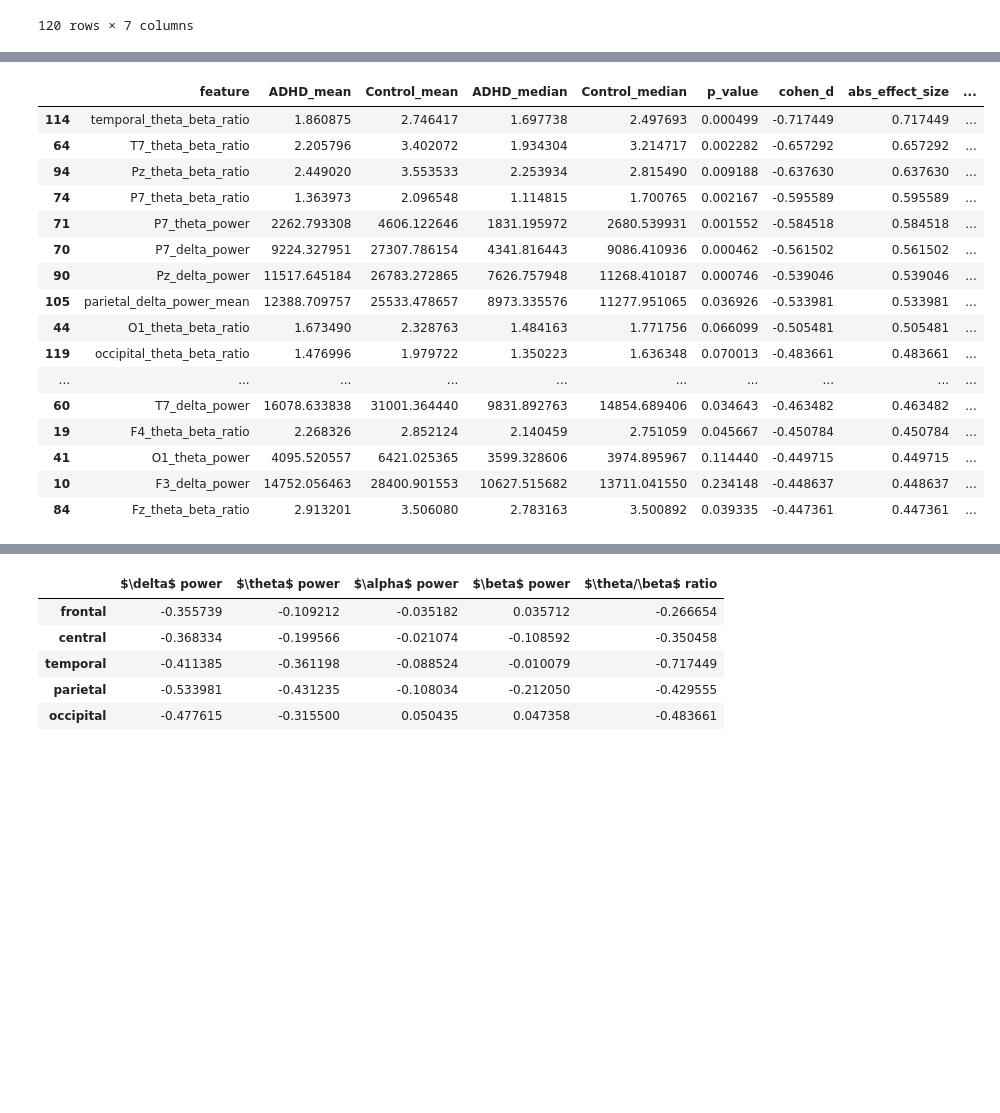
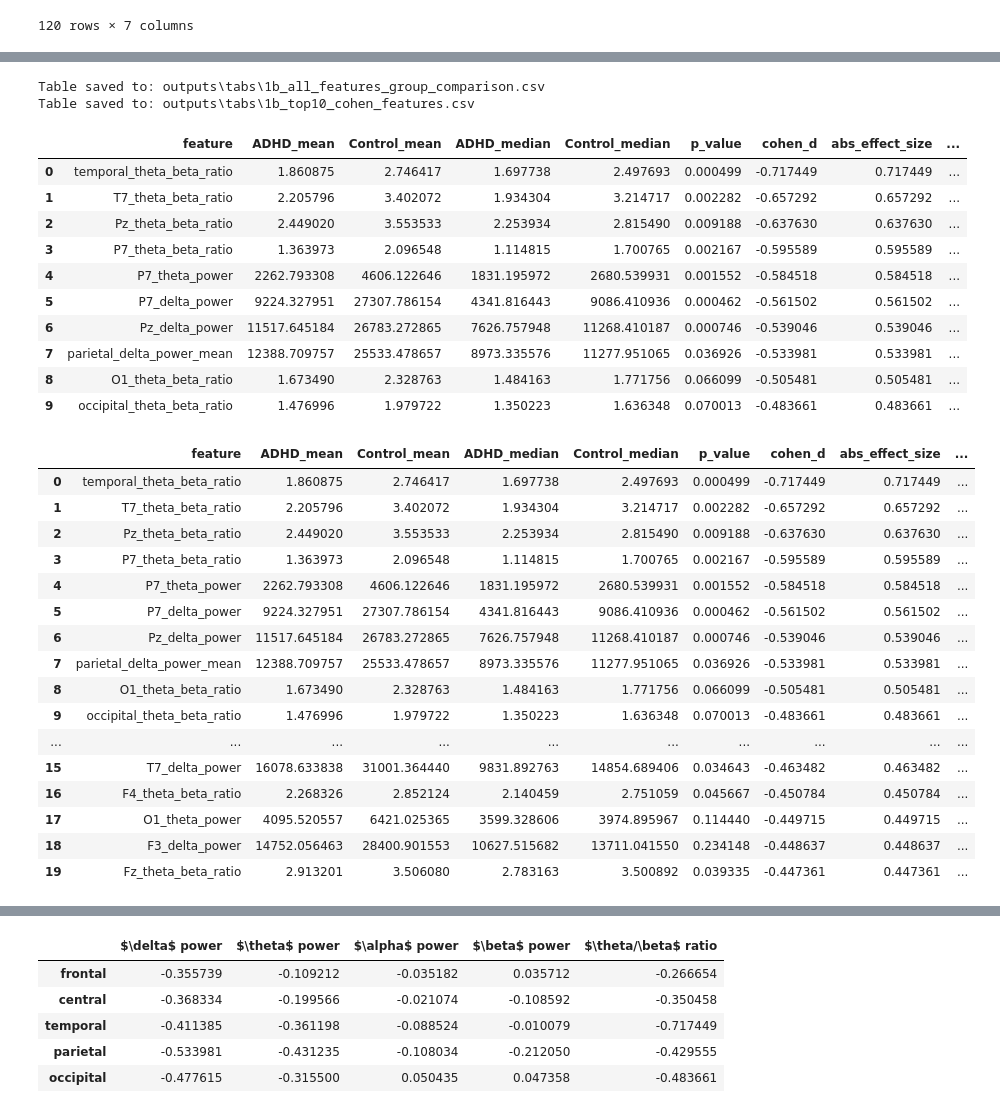
Before and after one commit to noemiaime/ADHDvsControl_EEG, a Jupyter notebook: 1b_features_exploration.ipynb, the cells around one changed output, grey strips where cells are left out. Cells and saved outputs as stored; diff of their text form; code cells hidden in the pictures; blank space fills up the shorter version.

```diff
--- a/1b_features_exploration.ipynb
+++ b/1b_features_exploration.ipynb
@@ -47,6 +47,8 @@ EEG_CHANNELS = [
 # %% [output]
 Features file exists: True
 # %%
+# function to save figures and tabs
+
 def save_figure(filename, dpi=300):
     """
     Save the current matplotlib figure inside outputs/figures.
@@ -54,4 +56,12 @@ def save_figure(filename, dpi=300):
     output_path = FIGURES_DIR / filename
     plt.savefig(output_path, dpi=dpi, bbox_inches="tight")
     print("Figure saved to:", output_path)
+
+def save_table(df, filename, index=False):
+    """
+    Save a pandas DataFrame inside outputs/tabs.
+    """
+    output_path = TABS_DIR / filename
+    df.to_csv(output_path, index=index)
+    print("Table saved to:", output_path)
 # %%
@@ -377,51 +381,77 @@ for feature in feature_cols:
     comparison_results.append({
         "feature": feature,
         "ADHD_mean": adhd.mean(),
         "Control_mean": control.mean(),
         "ADHD_median": adhd.median(),
         "Control_median": control.median(),
         "p_value": p_value,
         "cohen_d": cohen_d,
         "abs_effect_size": abs(cohen_d)
     })
 
 # DataFrame of results for all features
 all_results_df = pd.DataFrame(comparison_results)
 
-OUTPUT_DIR / "1b_features_comparison.csv"
-all_results_df.to_csv(OUTPUT_PATH, index=False)
 
 # FDR correction for multiple comparisons
 all_results_df["p_fdr"] = multipletests(
     all_results_df["p_value"],
     method="fdr_bh"
 )[1]
 
 # Sort by absolute effect size
 all_results_df = all_results_df.sort_values(
     "abs_effect_size",
     ascending=False
+).reset_index(drop=True)
+
+# Save full statistical comparison table
+save_table(
+    all_results_df,
+    "1b_all_features_group_comparison.csv"
 )
 
+# Top 10 features according to Cohen's d
+top10_cohen_df = all_results_df.head(10).copy()
+
+save_table(
+    top10_cohen_df,
+    "1b_top10_cohen_features.csv"
+)
+
+display(top10_cohen_df)
 display(all_results_df.head(20))
 # %% [output]
+Table saved to: outputs\tabs\1b_all_features_group_comparison.csv
+Table saved to: outputs\tabs\1b_top10_cohen_features.csv
 |  | feature | ADHD_mean | Control_mean | ADHD_median | Control_median | p_value | cohen_d | abs_effect_size | ... |
-| 114 | temporal_theta_beta_ratio | 1.860875 | 2.746417 | 1.697738 | 2.497693 | 0.000499 | -0.717449 | 0.717449 | ... |
-| 64 | T7_theta_beta_ratio | 2.205796 | 3.402072 | 1.934304 | 3.214717 | 0.002282 | -0.657292 | 0.657292 | ... |
-| 94 | Pz_theta_beta_ratio | 2.449020 | 3.553533 | 2.253934 | 2.815490 | 0.009188 | -0.637630 | 0.637630 | ... |
-| 74 | P7_theta_beta_ratio | 1.363973 | 2.096548 | 1.114815 | 1.700765 | 0.002167 | -0.595589 | 0.595589 | ... |
-| 71 | P7_theta_power | 2262.793308 | 4606.122646 | 1831.195972 | 2680.539931 | 0.001552 | -0.584518 | 0.584518 | ... |
-| 70 | P7_delta_power | 9224.327951 | 27307.786154 | 4341.816443 | 9086.410936 | 0.000462 | -0.561502 | 0.561502 | ... |
-| 90 | Pz_delta_power | 11517.645184 | 26783.272865 | 7626.757948 | 11268.410187 | 0.000746 | -0.539046 | 0.539046 | ... |
-| 105 | parietal_delta_power_mean | 12388.709757 | 25533.478657 | 8973.335576 | 11277.951065 | 0.036926 | -0.533981 | 0.533981 | ... |
-| 44 | O1_theta_beta_ratio | 1.673490 | 2.328763 | 1.484163 | 1.771756 | 0.066099 | -0.505481 | 0.505481 | ... |
-| 119 | occipital_theta_beta_ratio | 1.476996 | 1.979722 | 1.350223 | 1.636348 | 0.070013 | -0.483661 | 0.483661 | ... |
-| ... | ... | ... | ... | ... | ... | ... | ... | ... | ... |
-| 60 | T7_delta_power | 16078.633838 | 31001.364440 | 9831.892763 | 14854.689406 | 0.034643 | -0.463482 | 0.463482 | ... |
-| 19 | F4_theta_beta_ratio | 2.268326 | 2.852124 | 2.140459 | 2.751059 | 0.045667 | -0.450784 | 0.450784 | ... |
-| 41 | O1_theta_power | 4095.520557 | 6421.025365 | 3599.328606 | 3974.895967 | 0.114440 | -0.449715 | 0.449715 | ... |
-| 10 | F3_delta_power | 14752.056463 | 28400.901553 | 10627.515682 | 13711.041550 | 0.234148 | -0.448637 | 0.448637 | ... |
-| 84 | Fz_theta_beta_ratio | 2.913201 | 3.506080 | 2.783163 | 3.500892 | 0.039335 | -0.447361 | 0.447361 | ... |
+| 0 | temporal_theta_beta_ratio | 1.860875 | 2.746417 | 1.697738 | 2.497693 | 0.000499 | -0.717449 | 0.717449 | ... |
+| 1 | T7_theta_beta_ratio | 2.205796 | 3.402072 | 1.934304 | 3.214717 | 0.002282 | -0.657292 | 0.657292 | ... |
+| 2 | Pz_theta_beta_ratio | 2.449020 | 3.553533 | 2.253934 | 2.815490 | 0.009188 | -0.637630 | 0.637630 | ... |
+| 3 | P7_theta_beta_ratio | 1.363973 | 2.096548 | 1.114815 | 1.700765 | 0.002167 | -0.595589 | 0.595589 | ... |
+| 4 | P7_theta_power | 2262.793308 | 4606.122646 | 1831.195972 | 2680.539931 | 0.001552 | -0.584518 | 0.584518 | ... |
+| 5 | P7_delta_power | 9224.327951 | 27307.786154 | 4341.816443 | 9086.410936 | 0.000462 | -0.561502 | 0.561502 | ... |
+| 6 | Pz_delta_power | 11517.645184 | 26783.272865 | 7626.757948 | 11268.410187 | 0.000746 | -0.539046 | 0.539046 | ... |
+| 7 | parietal_delta_power_mean | 12388.709757 | 25533.478657 | 8973.335576 | 11277.951065 | 0.036926 | -0.533981 | 0.533981 | ... |
+| 8 | O1_theta_beta_ratio | 1.673490 | 2.328763 | 1.484163 | 1.771756 | 0.066099 | -0.505481 | 0.505481 | ... |
+| 9 | occipital_theta_beta_ratio | 1.476996 | 1.979722 | 1.350223 | 1.636348 | 0.070013 | -0.483661 | 0.483661 | ... |
+|  | feature | ADHD_mean | Control_mean | ADHD_median | Control_median | p_value | cohen_d | abs_effect_size | ... |
+| 0 | temporal_theta_beta_ratio | 1.860875 | 2.746417 | 1.697738 | 2.497693 | 0.000499 | -0.717449 | 0.717449 | ... |
+| 1 | T7_theta_beta_ratio | 2.205796 | 3.402072 | 1.934304 | 3.214717 | 0.002282 | -0.657292 | 0.657292 | ... |
+| 2 | Pz_theta_beta_ratio | 2.449020 | 3.553533 | 2.253934 | 2.815490 | 0.009188 | -0.637630 | 0.637630 | ... |
+| 3 | P7_theta_beta_ratio | 1.363973 | 2.096548 | 1.114815 | 1.700765 | 0.002167 | -0.595589 | 0.595589 | ... |
+| 4 | P7_theta_power | 2262.793308 | 4606.122646 | 1831.195972 | 2680.539931 | 0.001552 | -0.584518 | 0.584518 | ... |
+| 5 | P7_delta_power | 9224.327951 | 27307.786154 | 4341.816443 | 9086.410936 | 0.000462 | -0.561502 | 0.561502 | ... |
+| 6 | Pz_delta_power | 11517.645184 | 26783.272865 | 7626.757948 | 11268.410187 | 0.000746 | -0.539046 | 0.539046 | ... |
+| 7 | parietal_delta_power_mean | 12388.709757 | 25533.478657 | 8973.335576 | 11277.951065 | 0.036926 | -0.533981 | 0.533981 | ... |
+| 8 | O1_theta_beta_ratio | 1.673490 | 2.328763 | 1.484163 | 1.771756 | 0.066099 | -0.505481 | 0.505481 | ... |
+| 9 | occipital_theta_beta_ratio | 1.476996 | 1.979722 | 1.350223 | 1.636348 | 0.070013 | -0.483661 | 0.483661 | ... |
+| ... | ... | ... | ... | ... | ... | ... | ... | ... | ... |
+| 15 | T7_delta_power | 16078.633838 | 31001.364440 | 9831.892763 | 14854.689406 | 0.034643 | -0.463482 | 0.463482 | ... |
+| 16 | F4_theta_beta_ratio | 2.268326 | 2.852124 | 2.140459 | 2.751059 | 0.045667 | -0.450784 | 0.450784 | ... |
+| 17 | O1_theta_power | 4095.520557 | 6421.025365 | 3599.328606 | 3974.895967 | 0.114440 | -0.449715 | 0.449715 | ... |
+| 18 | F3_delta_power | 14752.056463 | 28400.901553 | 10627.515682 | 13711.041550 | 0.234148 | -0.448637 | 0.448637 | ... |
+| 19 | Fz_theta_beta_ratio | 2.913201 | 3.506080 | 2.783163 | 3.500892 | 0.039335 | -0.447361 | 0.447361 | ... |
 # %%
 # FDR-significant features
 significant_fdr_df = all_results_df[
```
Also changed, not shown: parts of 21 cells of this notebook, 59 other files.
